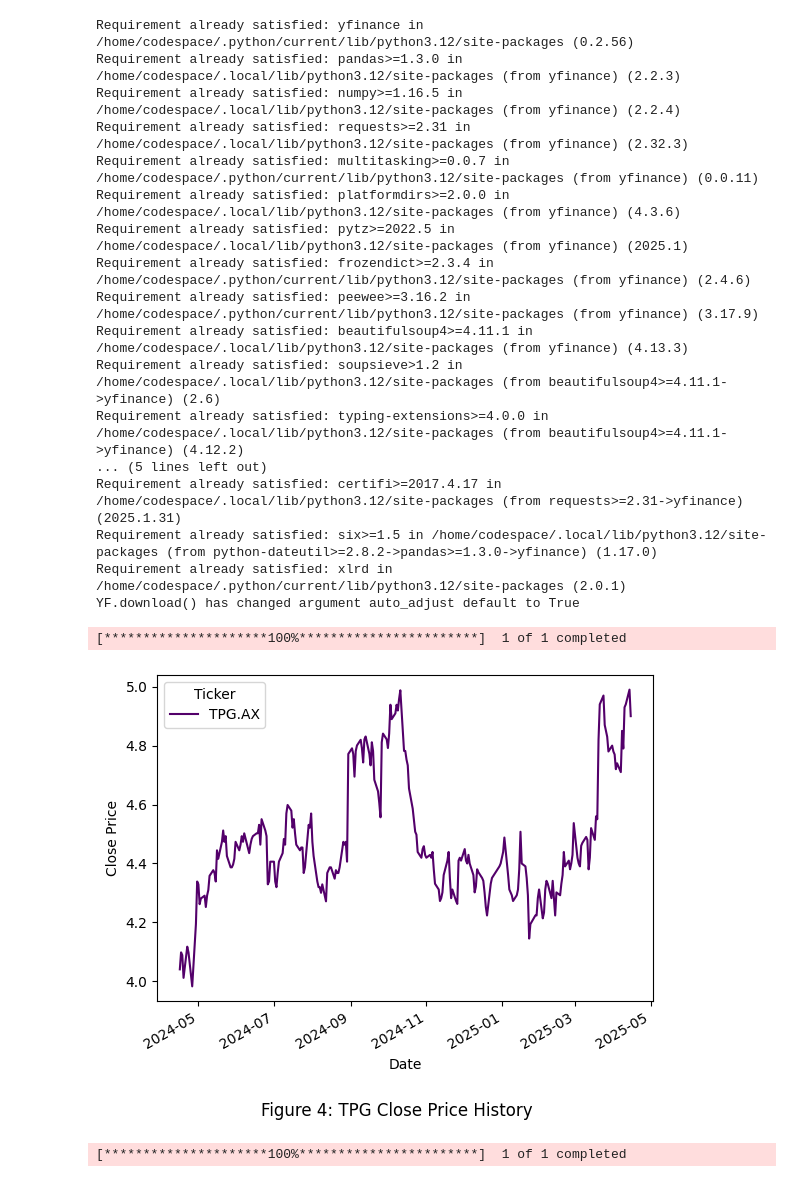
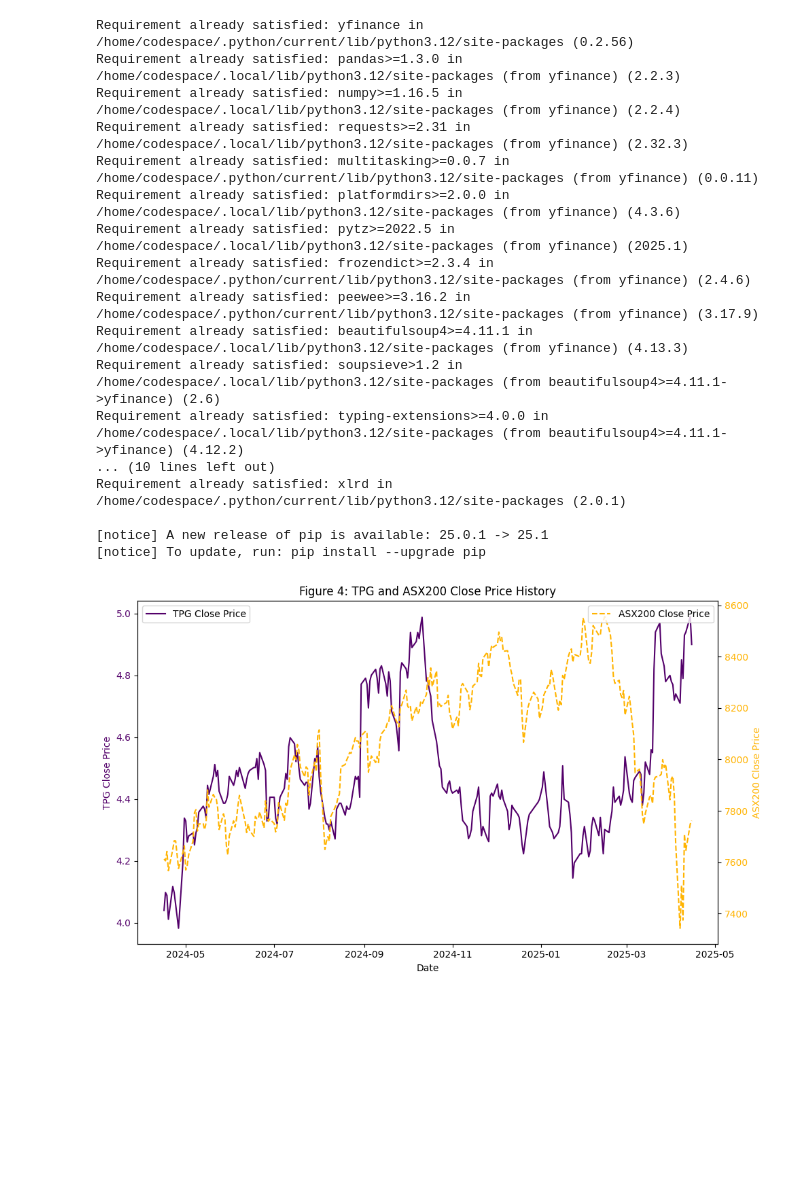
Before and after one commit to minzy123/FINM3422-Group-11, a Jupyter notebook: Charts/Chart Price History.ipynb, the cells around one changed output. Drawn from its saved outputs; the diff is of its cells as text; code cells hidden in the pictures; blank space fills up the shorter version.

Commit message:
Updating graph to combine two, adding new txt files

```diff
--- a/Charts/Chart Price History.ipynb
+++ b/Charts/Chart Price History.ipynb
@@ -6,44 +6,32 @@ import yfinance as yf
 import pandas as pd
 import matplotlib.pyplot as plt  # Import matplotlib for plotting
 
-#Graph 1: TPG Share Price History
-tpg = yf.download(
-    tickers='TPG.AX',
-    start='2024-04-16',
-    end='2025-04-16'
-)
-tpg
+#Figure 1: TPG and ASX200 Close Price History
+fig, ax1 = plt.subplots(figsize=(10, 6))  # Create a figure and axis for the first y-axis
 
-# Ensure the 'Date' column is in datetime format and set it as the index
-tpg.reset_index(inplace=True)
-tpg['Date'] = pd.to_datetime(tpg['Date'])
-tpg.set_index('Date', inplace=True)
+# Plot TPG Close Price on the first y-axis
+ax1.plot(tpg.index, tpg['Close'], color='#53006A', label='TPG Close Price')
+ax1.set_xlabel('Date')  # Set x-axis label
+ax1.set_ylabel('TPG Close Price', color='#53006A')  # Set y-axis label for TPG
+ax1.tick_params(axis='y', labelcolor='#53006A')  # Set tick parameters for TPG axis
 
-tpg['Close'].plot(color='#53006A')  # Set the line color to purple
-plt.suptitle('Figure 4: TPG Close Price History', y=-0.01)
-plt.xlabel('Date')
-plt.ylabel('Close Price')
+# Create a second y-axis for ASX200
+ax2 = ax1.twinx()
+ax2.plot(asx200.index, asx200['Close'], color='#FFB401', linestyle='--', label='ASX200 Close Price')
+ax2.set_ylabel('ASX200 Close Price', color='#FFB401')  # Set y-axis label for ASX200
+ax2.tick_params(axis='y', labelcolor='#FFB401')  # Set tick parameters for ASX200 axis
 
-plt.savefig('tpg_close_price_history.png', bbox_inches='tight')
-plt.show()  # Display the graph
+# Add a title and legends
+plt.title('Figure 4: TPG and ASX200 Close Price History')
+fig.tight_layout()
+ax1.legend(loc='upper left')
+ax2.legend(loc='upper right')
 
-#Graph 2: ASX200 Share Price History
-asx200 = yf.download(
-    tickers='^AXJO',
-    start='2024-04-16',
-    end='2025-04-16'
-)
-asx200
+# Save and display the combined graph
+plt.savefig('tpg_asx200_combined_price_history.png', bbox_inches='tight')
+plt.show()
 
-asx200['Close'].plot(color='#53006A')  # Set the line color to purple
-plt.suptitle('Figure 5: ASX200 Close Price History', y=-0.01)
-plt.xlabel('Date')
-plt.ylabel('Close Price')
-
-plt.savefig('asx200_close_price_history.png', bbox_inches='tight')
-plt.show()  # Display the graph
-
-#Graph 3:  Historical Price Targets on the Research (taken from a CSV file)
+#Graph 2:  Historical Price Targets on the Research (taken from a CSV file)
 
 # Load the data from the CSV file
 price_targets = pd.read_csv('Historical_Price_Targets.csv')
@@ -56,7 +44,7 @@ price_targets.set_index('Date', inplace=True)
 
 # Plot the Price Target data
 price_targets['Price Target'].plot(figsize=(10, 6), color='#53006A', marker='o', linestyle='-')
-plt.suptitle('Figure 6: Historical Price Targets for TPG', fontsize=20, y=-0.05)
+plt.suptitle('Figure 5: Historical Price Targets for TPG', fontsize=20, y=-0.05)
 plt.xlabel('Date', fontsize=20)
 plt.ylabel('Price Target', fontsize=20)
 plt.grid(True)
@@ -87,37 +75,35 @@ ax1.tick_params(axis='y', labelcolor='purple')  # Set tick parameters for the fi
 # Create a second y-axis for the volume
 ax2 = ax1.twinx()
 ax2.bar(tpg_data.index, tpg_data['Volume'], color='#FFB401', alpha=0.5, label='Volume')
 ax2.set_ylabel('Volume', color='orange')
 ax2.tick_params(axis='y', labelcolor='orange')
 
 # Add a title and legend
 plt.title('Figure 1: TPG Share Price and Volume', y=-0.2)
 fig.tight_layout()
 # Add legends for both axes
 ax1.legend(loc='upper left')
 ax2.legend(loc='upper right')
 
 
 # Save the updated graph
 plt.savefig('TPG share price and volume.png', bbox_inches='tight')
 # %% [output]
 Requirement already satisfied: yfinance in /home/codespace/.python/current/lib/python3.12/site-packages (0.2.56)
 Requirement already satisfied: pandas>=1.3.0 in /home/codespace/.local/lib/python3.12/site-packages (from yfinance) (2.2.3)
 Requirement already satisfied: numpy>=1.16.5 in /home/codespace/.local/lib/python3.12/site-packages (from yfinance) (2.2.4)
 Requirement already satisfied: requests>=2.31 in /home/codespace/.local/lib/python3.12/site-packages (from yfinance) (2.32.3)
 Requirement already satisfied: multitasking>=0.0.7 in /home/codespace/.python/current/lib/python3.12/site-packages (from yfinance) (0.0.11)
 Requirement already satisfied: platformdirs>=2.0.0 in /home/codespace/.local/lib/python3.12/site-packages (from yfinance) (4.3.6)
 Requirement already satisfied: pytz>=2022.5 in /home/codespace/.local/lib/python3.12/site-packages (from yfinance) (2025.1)
 Requirement already satisfied: frozendict>=2.3.4 in /home/codespace/.python/current/lib/python3.12/site-packages (from yfinance) (2.4.6)
 Requirement already satisfied: peewee>=3.16.2 in /home/codespace/.python/current/lib/python3.12/site-packages (from yfinance) (3.17.9)
 Requirement already satisfied: beautifulsoup4>=4.11.1 in /home/codespace/.local/lib/python3.12/site-packages (from yfinance) (4.13.3)
 Requirement already satisfied: soupsieve>1.2 in /home/codespace/.local/lib/python3.12/site-packages (from beautifulsoup4>=4.11.1->yfinance) (2.6)
 Requirement already satisfied: typing-extensions>=4.0.0 in /home/codespace/.local/lib/python3.12/site-packages (from beautifulsoup4>=4.11.1->yfinance) (4.12.2)
-... (5 lines left out)
-Requirement already satisfied: certifi>=2017.4.17 in /home/codespace/.local/lib/python3.12/site-packages (from requests>=2.31->yfinance) (2025.1.31)
-Requirement already satisfied: six>=1.5 in /home/codespace/.local/lib/python3.12/site-packages (from python-dateutil>=2.8.2->pandas>=1.3.0->yfinance) (1.17.0)
+... (10 lines left out)
 Requirement already satisfied: xlrd in /home/codespace/.python/current/lib/python3.12/site-packages (2.0.1)
-YF.download() has changed argument auto_adjust default to True
+
+[notice] A new release of pip is available: 25.0.1 -> 25.1
+[notice] To update, run: pip install --upgrade pip
-[*********************100%***********************]  1 of 1 completed
-[figure, old version]
+[figure, new version]
-[*********************100%***********************]  1 of 1 completed
```
Also changed, not shown: parts of 1 cell of this notebook, 9 other files.
